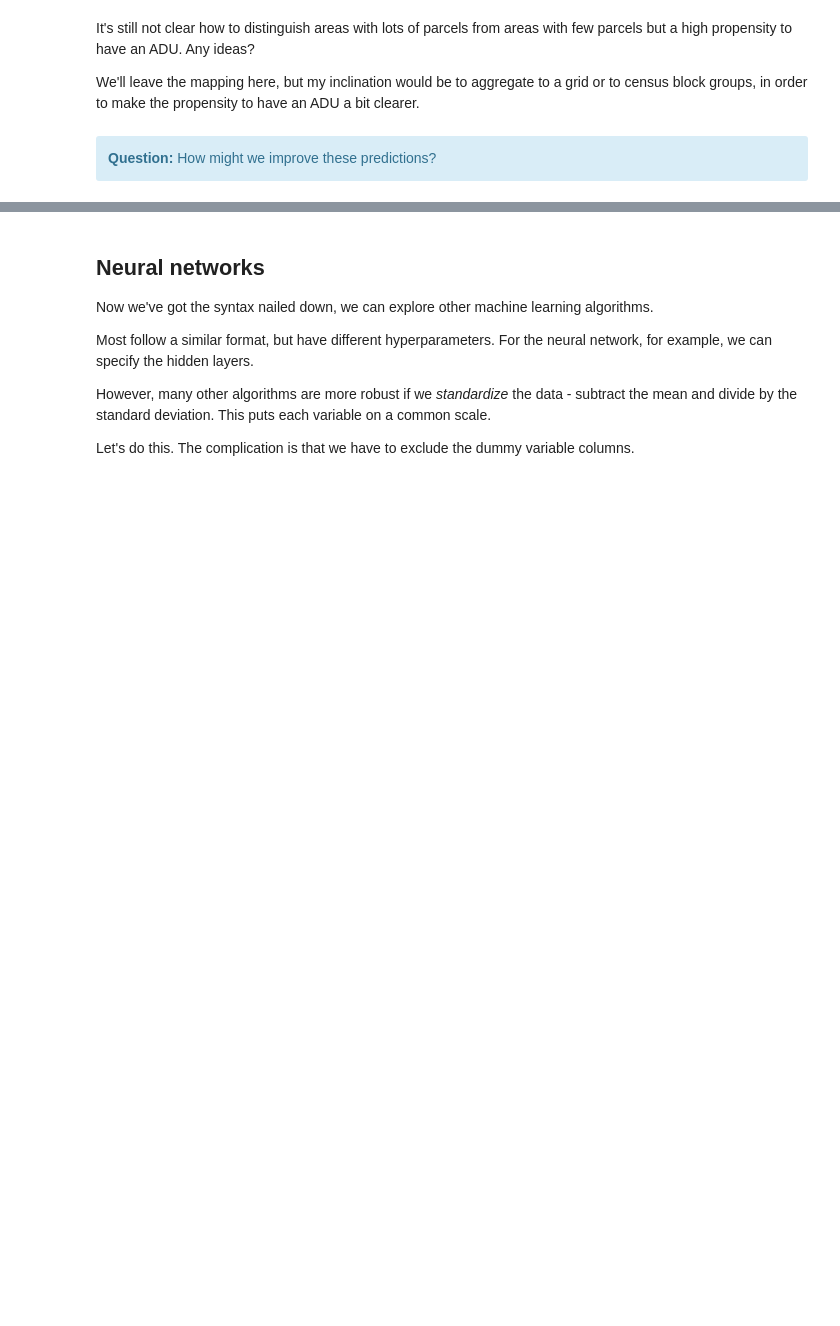
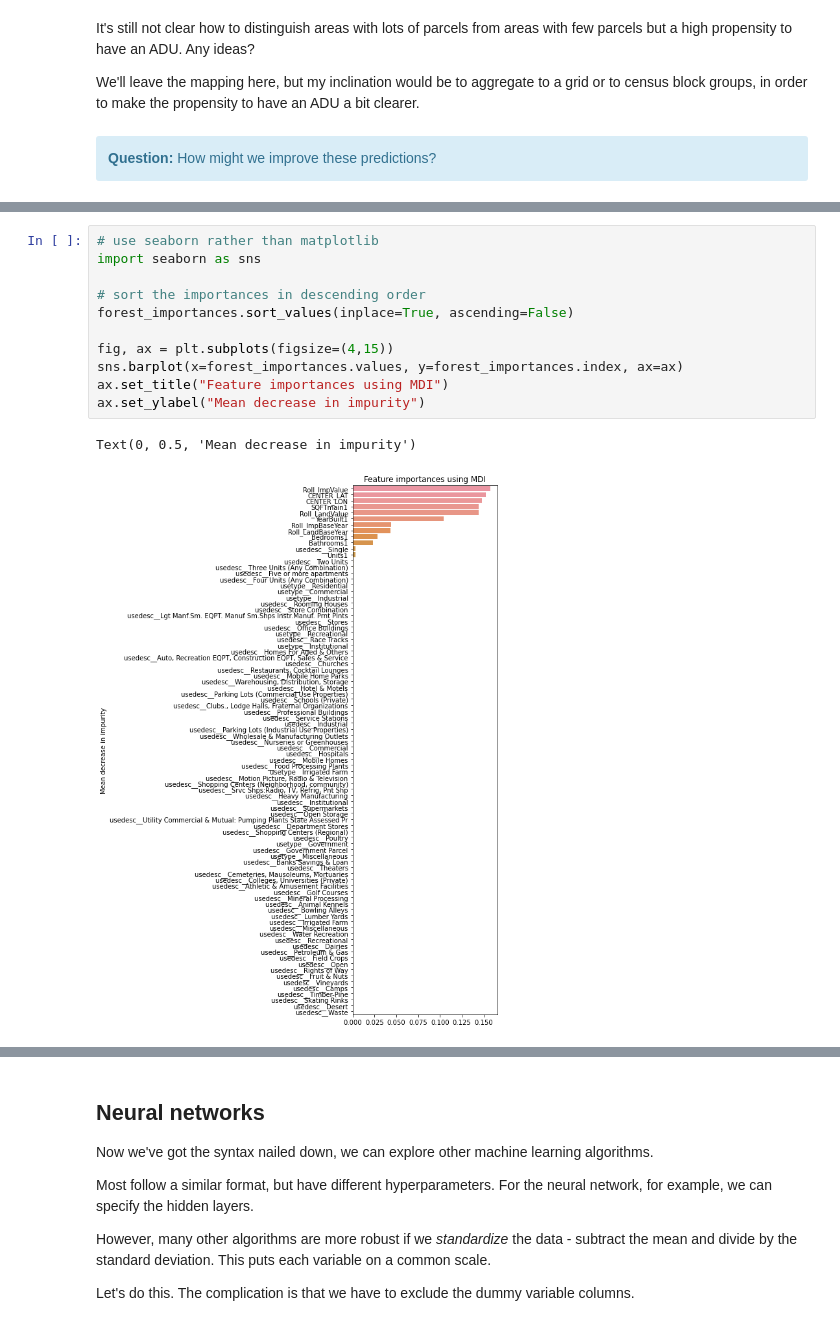
Before and after one commit to UCLALuskinDataScience/UrbanDataScience, a Jupyter notebook: weeks7-8/a_Classification.ipynb, the cells around one changed output, grey strips where cells are left out. Drawn from its saved outputs; the diff is of its cells as text; blank space fills up the shorter version.

```diff
--- a/weeks7-8/a_Classification.ipynb
+++ b/weeks7-8/a_Classification.ipynb
@@ -501,0 +538,14 @@ We'll leave the mapping here, but my inclination would be to aggregate to a grid
+# %%
+# use seaborn rather than matplotlib
+import seaborn as sns
+
+# sort the importances in descending order
+forest_importances.sort_values(inplace=True, ascending=False)
+
+fig, ax = plt.subplots(figsize=(4,15))
+sns.barplot(x=forest_importances.values, y=forest_importances.index, ax=ax)
+ax.set_title("Feature importances using MDI")
+ax.set_ylabel("Mean decrease in impurity")
+# %% [output]
+Text(0, 0.5, 'Mean decrease in impurity')
+[figure, added]
```
Also changed, not shown: parts of 7 cells of this notebook.
